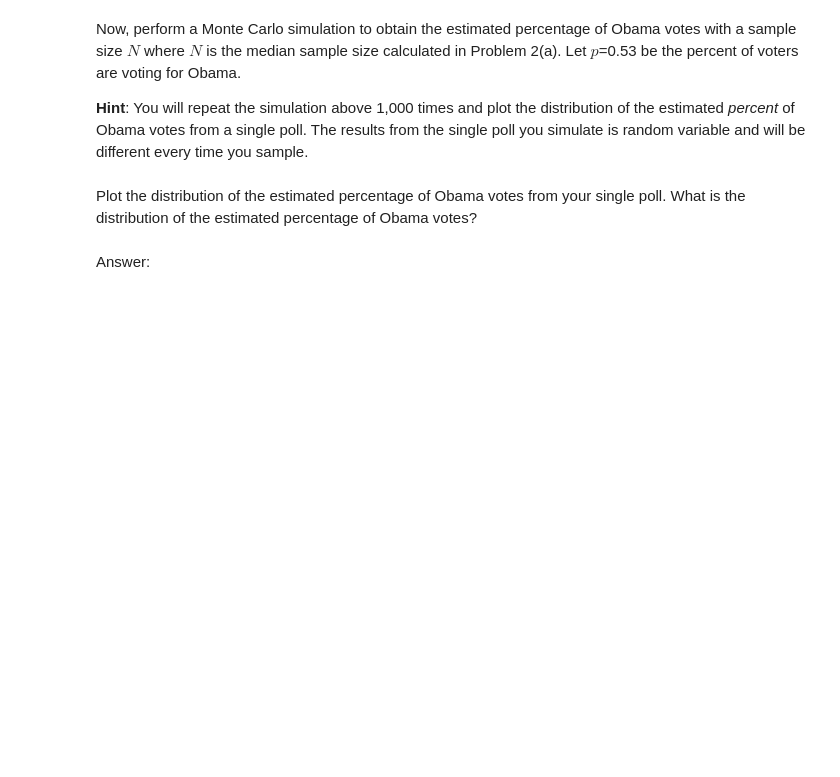
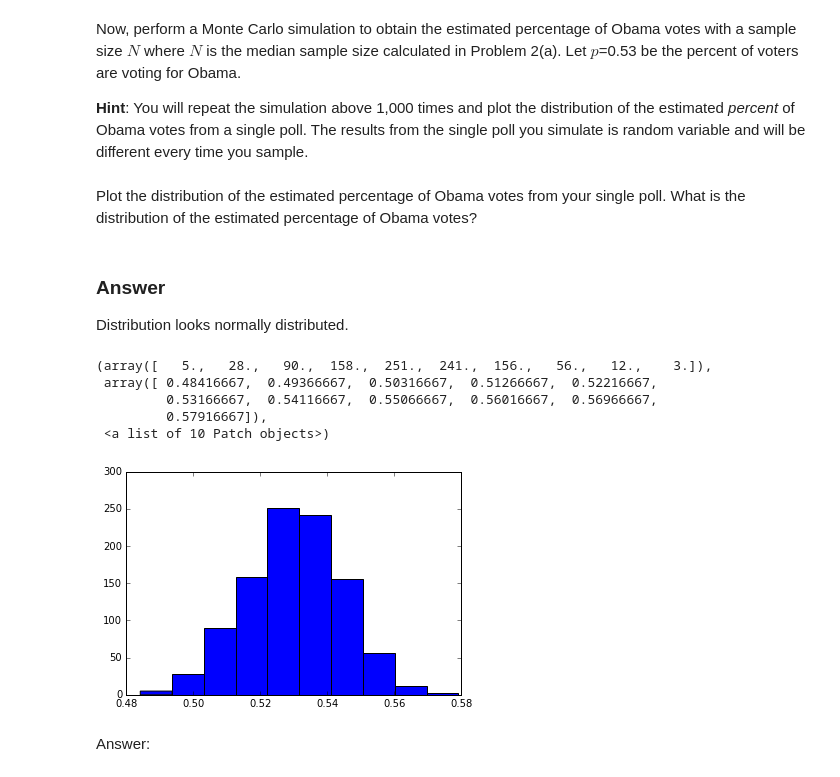
Before and after one commit to deep327/2014, a Jupyter notebook: homework/HW2.ipynb, the cells around one changed output. Drawn from its saved outputs; the diff is of its cells as text; code cells hidden in the pictures; blank space fills up the shorter version.

```diff
--- a/homework/HW2.ipynb
+++ b/homework/HW2.ipynb
@@ -401,0 +400,4 @@ Read in the polls from the [2012 Presidential Election: Barack Obama vs Mitt Rom
+# %%
+#your code here
+election = pd.read_csv("http://elections.huffingtonpost.com/pollster/2012-general-election-romney-vs-obama.csv")
+election.head()
@@ -417,0 +435,8 @@ What was the median of the number of observations in the November polls? Define
+# %%
+#your code here
+elec2012 = election.ix[pd.DatetimeIndex(pd.to_datetime(election['Start Date'])).year ==2012]
+
+elec2012nov = elec2012.ix[pd.DatetimeIndex(pd.to_datetime(elec2012['Start Date'])).month == 11]
+
+N = elec2012nov['Number of Observations'].median()
+print N
@@ -434,7 +494,27 @@ Now, perform a Monte Carlo simulation to obtain the estimated percentage of Obam
+# %%
+#your code here
+# Monte Carlo simulation of 1000 of the single polls above
+# code from
+# http://nbviewer.ipython.org/github/cs109/2014/blob/master/lectures/2014_09_25-lecture/Lecture-Polls.ipynb
+
+p = 0.53
+s = 1000
+oba = np.random.binomial(N, p,size=s)/N
 # %% [markdown]
 Plot the distribution of the estimated percentage of Obama votes from your single poll. What is the distribution of the estimated percentage of Obama votes?
+# %% [markdown]
+### Answer
+Distribution looks normally distributed.
 # %%
 #your code here
+plt.hist(oba)
+# %% [output]
+(array([   5.,   28.,   90.,  158.,  251.,  241.,  156.,   56.,   12.,    3.]),
+ array([ 0.48416667,  0.49366667,  0.50316667,  0.51266667,  0.52216667,
+         0.53166667,  0.54116667,  0.55066667,  0.56016667,  0.56966667,
+         0.57916667]),
+ <a list of 10 Patch objects>)
+[figure, added]
 # %% [markdown]
 Answer:
 # %% [markdown]
```
Also changed, not shown: parts of 40 cells of this notebook.
